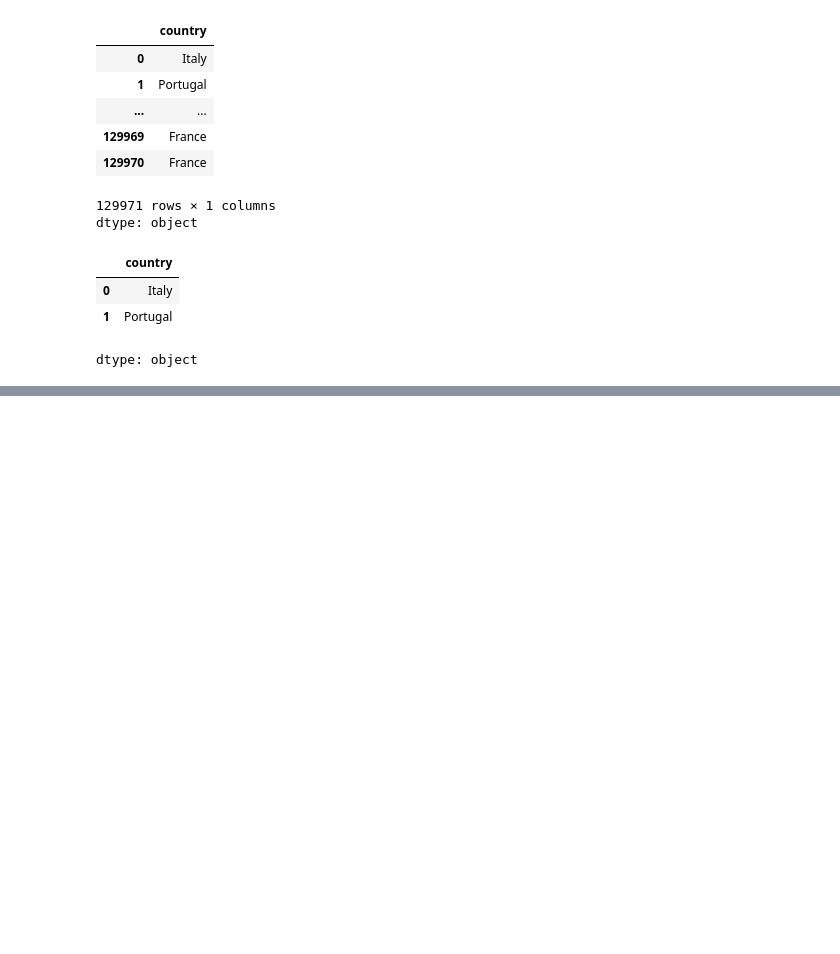
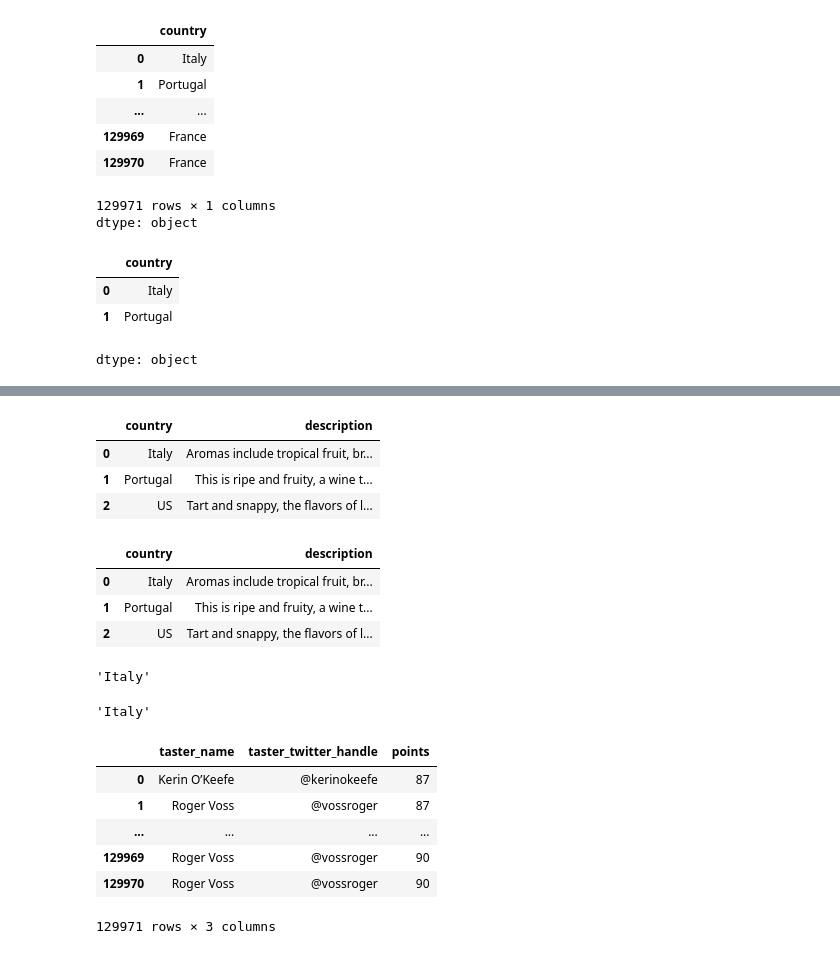
Before and after one commit to GTD2401-ACD-GA-AD26/03-pandas.ricardo-qm, a Jupyter notebook: 02. IndSelAss.ipynb, the cells around one changed output, grey strips where cells are left out. Drawn from its saved outputs; the diff is of its cells as text; code cells hidden in the pictures; blank space fills up the shorter version.

```diff
--- a/02. IndSelAss.ipynb
+++ b/02. IndSelAss.ipynb
@@ -99,0 +136,32 @@ dtype: object
+# %%
+reviews.iloc[:3,[0,1]]
+# %% [output]
+|  | country | description |
+| 0 | Italy | Aromas include tropical fruit, br... |
+| 1 | Portugal | This is ripe and fruity, a wine t... |
+| 2 | US | Tart and snappy, the flavors of l... |
+# %%
+reviews.iloc[:3,:2]
+# %% [output]
+|  | country | description |
+| 0 | Italy | Aromas include tropical fruit, br... |
+| 1 | Portugal | This is ripe and fruity, a wine t... |
+| 2 | US | Tart and snappy, the flavors of l... |
+# %%
+reviews.loc[0, 'country']
+# %% [output]
+'Italy'
+# %%
+reviews.iloc[0,0]
+# %% [output]
+'Italy'
+# %%
+reviews.loc[:, ['taster_name', 'taster_twitter_handle', 'points']]
+# %% [output]
+|  | taster_name | taster_twitter_handle | points |
+| 0 | Kerin O’Keefe | @kerinokeefe | 87 |
+| 1 | Roger Voss | @vossroger | 87 |
+| ... | ... | ... | ... |
+| 129969 | Roger Voss | @vossroger | 90 |
+| 129970 | Roger Voss | @vossroger | 90 |
+129971 rows × 3 columns
```
Also changed, not shown: parts of 7 cells of this notebook.
